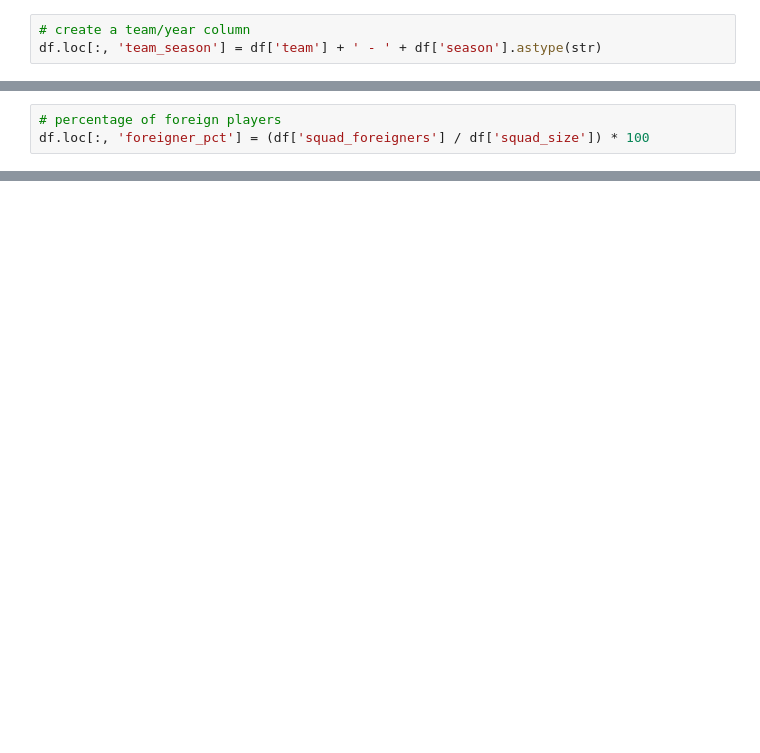
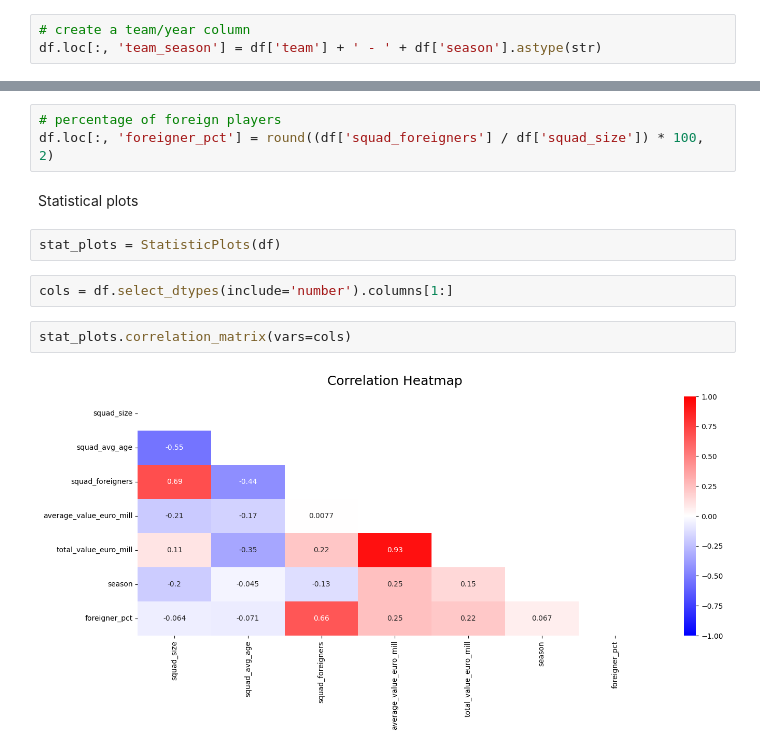
Before and after one commit to chonalchendo/fpl_analysis, a Jupyter notebook: exploration/explore/notebooks/transfermarkt/team_valuations/premier_league_teams.ipynb, the cells around one changed output, grey strips where cells are left out. Drawn from its saved outputs; the diff is of its cells as text; blank space fills up the shorter version.

```diff
--- a/exploration/explore/notebooks/transfermarkt/team_valuations/premier_league_teams.ipynb
+++ b/exploration/explore/notebooks/transfermarkt/team_valuations/premier_league_teams.ipynb
@@ -171,3 +56,0 @@ px.bar(
-# %%
-# percentage of foreign players
-df.loc[:, 'foreigner_pct'] = (df['squad_foreigners'] / df['squad_size']) * 100
@@ -229,0 +57,13 @@ When grouping with a length-1 list-like, you will need to pass a length-1 tuple
+# %%
+# percentage of foreign players
+df.loc[:, 'foreigner_pct'] = round((df['squad_foreigners'] / df['squad_size']) * 100, 2)
+# %% [markdown]
+Statistical plots
+# %%
+stat_plots = StatisticPlots(df)
+# %%
+cols = df.select_dtypes(include='number').columns[1:]
+# %%
+stat_plots.correlation_matrix(vars=cols)
+# %% [output]
+[figure, added]
```
Also changed, not shown: parts of 37 cells of this notebook, 3 other files.
